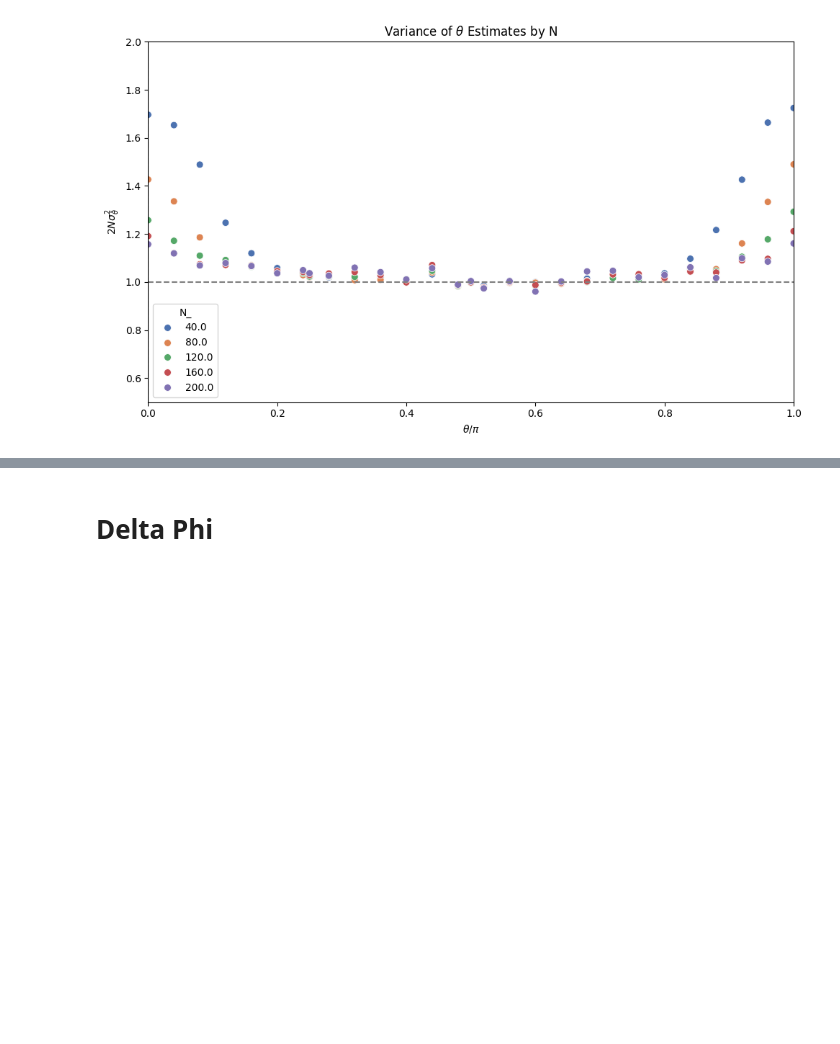
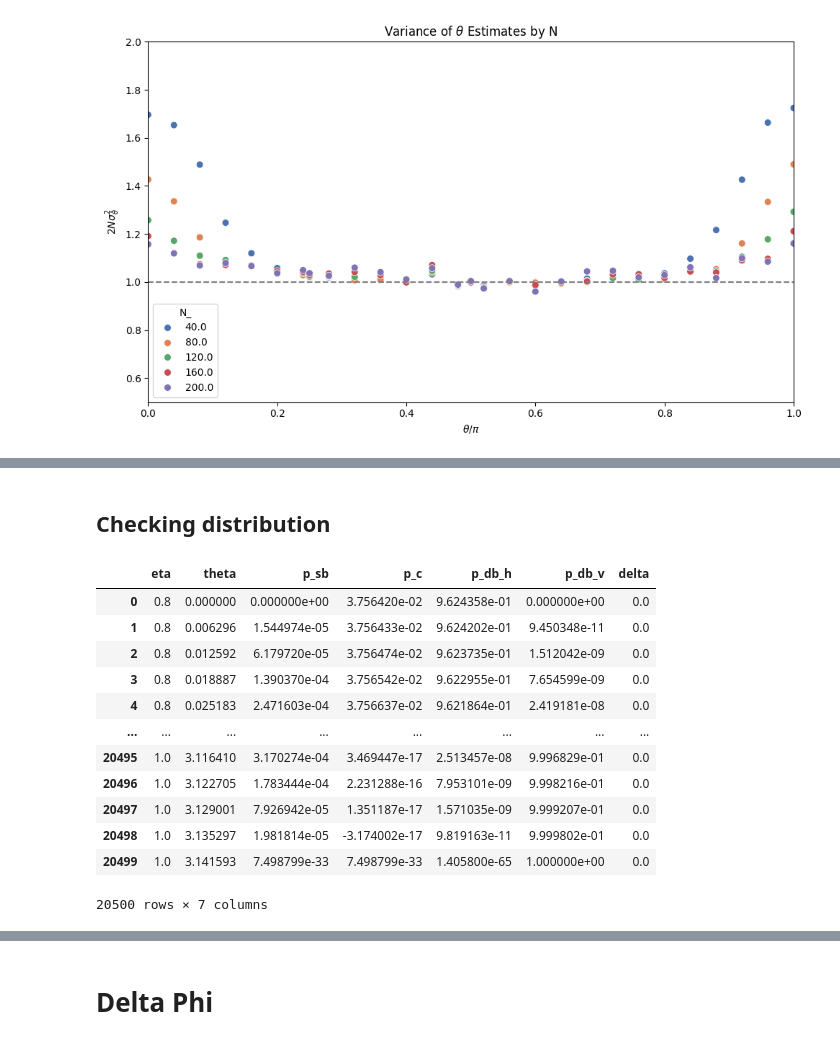
Before and after one commit to josephniblo/multi-parameter-estimation, a Jupyter notebook: multi-parameter-estimation/post-processing/5_analyse_estimates.ipynb, the cells around one changed output, grey strips where cells are left out. Drawn from its saved outputs; the diff is of its cells as text; code cells hidden in the pictures; blank space fills up the shorter version.

```diff
--- a/multi-parameter-estimation/post-processing/5_analyse_estimates.ipynb
+++ b/multi-parameter-estimation/post-processing/5_analyse_estimates.ipynb
@@ -266,0 +273,20 @@ plt.show()
+# %% [markdown]
+## Checking distribution
+# %%
+# load the theory curves
+theory_distribution = pd.read_csv(os.path.join(repo_root, 'theory', 'imperfect_overlap_probabilities.csv'))
+theory_distribution
+# %% [output]
+|  | eta | theta | p_sb | p_c | p_db_h | p_db_v | delta |
+| 0 | 0.8 | 0.000000 | 0.000000e+00 | 3.756420e-02 | 9.624358e-01 | 0.000000e+00 | 0.0 |
+| 1 | 0.8 | 0.006296 | 1.544974e-05 | 3.756433e-02 | 9.624202e-01 | 9.450348e-11 | 0.0 |
+| 2 | 0.8 | 0.012592 | 6.179720e-05 | 3.756474e-02 | 9.623735e-01 | 1.512042e-09 | 0.0 |
+| 3 | 0.8 | 0.018887 | 1.390370e-04 | 3.756542e-02 | 9.622955e-01 | 7.654599e-09 | 0.0 |
+| 4 | 0.8 | 0.025183 | 2.471603e-04 | 3.756637e-02 | 9.621864e-01 | 2.419181e-08 | 0.0 |
+| ... | ... | ... | ... | ... | ... | ... | ... |
+| 20495 | 1.0 | 3.116410 | 3.170274e-04 | 3.469447e-17 | 2.513457e-08 | 9.996829e-01 | 0.0 |
+| 20496 | 1.0 | 3.122705 | 1.783444e-04 | 2.231288e-16 | 7.953101e-09 | 9.998216e-01 | 0.0 |
+| 20497 | 1.0 | 3.129001 | 7.926942e-05 | 1.351187e-17 | 1.571035e-09 | 9.999207e-01 | 0.0 |
+| 20498 | 1.0 | 3.135297 | 1.981814e-05 | -3.174002e-17 | 9.819163e-11 | 9.999802e-01 | 0.0 |
+| 20499 | 1.0 | 3.141593 | 7.498799e-33 | 7.498799e-33 | 1.405800e-65 | 1.000000e+00 | 0.0 |
+20500 rows × 7 columns
```
Also changed, not shown: parts of 8 cells of this notebook, 6 other files.
